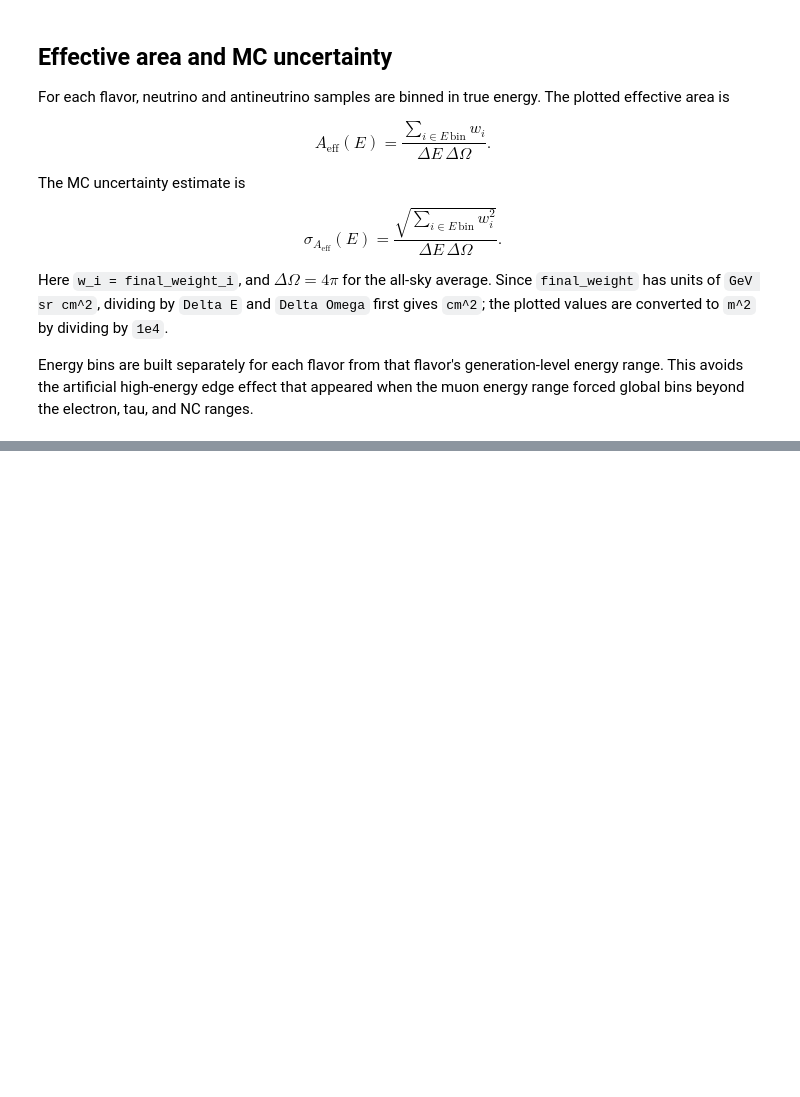
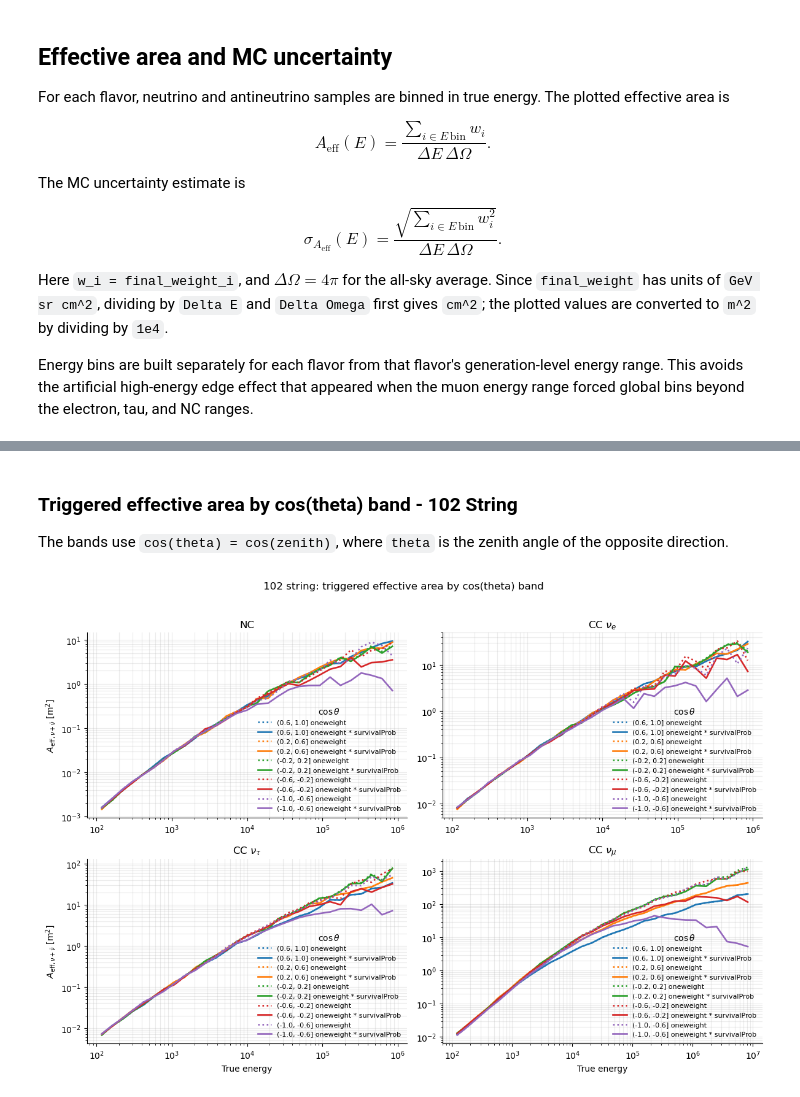
Before and after one commit to kubrabas/Graphnet-Applications, a Jupyter notebook: Metadata/EffectiveArea/plots.ipynb, the cells around one changed output, grey strips where cells are left out. Cells and saved outputs as stored; diff of their text form; code cells hidden in the pictures; blank space fills up the shorter version.

```diff
--- a/Metadata/EffectiveArea/plots.ipynb
+++ b/Metadata/EffectiveArea/plots.ipynb
@@ -608,0 +720,11 @@ plt.show()
+# %% [markdown]
+### Triggered effective area by cos(theta) band - 102 String
+
+The bands use `cos(theta) = cos(zenith)`, where `theta` is the zenith angle of the opposite direction.
+# %%
+plot_effective_area_by_cos_theta(
+    triggered_weighted_flavor_splits_102_string,
+    "102 string: triggered effective area by cos(theta) band",
+)
+# %% [output]
+[figure, added]
```
Also changed, not shown: parts of 47 cells of this notebook, 22 other files.
